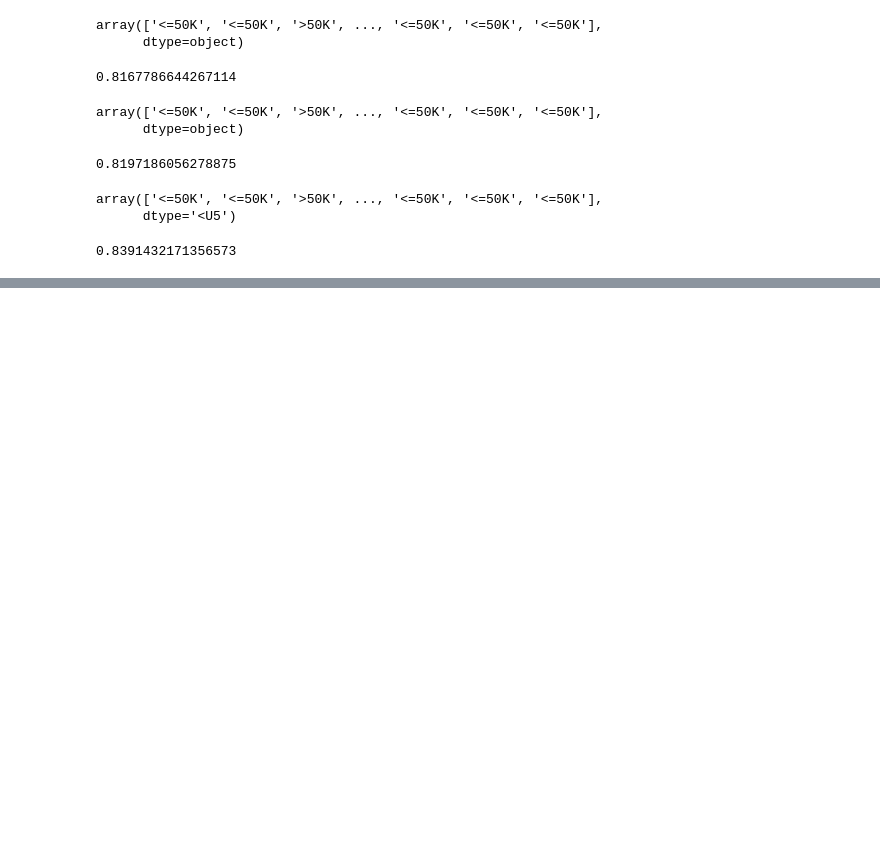
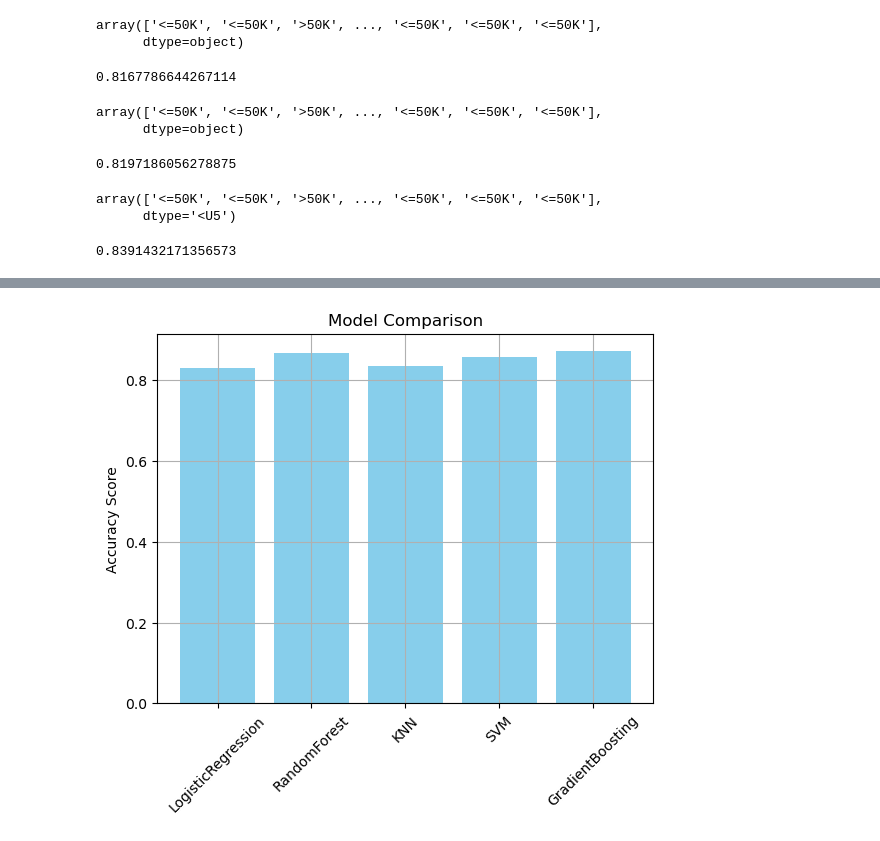
Before and after one commit to Shreyanshkarande/Employee_salary_, a Jupyter notebook: Empolyee_salary.ipynb, the cells around one changed output, grey strips where cells are left out. Saved outputs shown, nothing was run; the diff lists cells and outputs as text; code cells hidden in the pictures; blank space fills up the shorter version.

```diff
--- a/Empolyee_salary.ipynb
+++ b/Empolyee_salary.ipynb
@@ -472,3 +472,37 @@ from sklearn.metrics import accuracy_score
 accuracy_score(ytest,predict2)
 # %% [output]
 0.8391432171356573
+# %%
+from sklearn.pipeline import Pipeline
+from sklearn.model_selection import train_test_split
+from sklearn.metrics import accuracy_score, classification_report
+from sklearn.linear_model import LogisticRegression
+from sklearn.ensemble import RandomForestClassifier, GradientBoostingClassifier
+from sklearn.neighbors import KNeighborsClassifier
+from sklearn.svm import SVC
+from sklearn.preprocessing import StandardScaler, OneHotEncoder
+
+X_train, X_test, y_train, y_test = train_test_split(x, y, test_size=0.2, random_state=42)
+
+models = {
+    "LogisticRegression": LogisticRegression(),
+    "RandomForest": RandomForestClassifier(),
+    "KNN": KNeighborsClassifier(),
+    "SVM": SVC(),
+    "GradientBoosting": GradientBoostingClassifier()
+}
+
+results = {}
+
+for name, model in models.items():
+    pipe = Pipeline([
+        ('scaler', StandardScaler()),
+        ('model', model)
+    ])
+
+    pipe.fit(X_train, y_train)
+    y_pred = pipe.predict(X_test)
+    acc = accuracy_score(y_test, y_pred)
+    results[name] = acc
+    print(f"{name} Accuracy: {acc:.4f}")
+    print(classification_report(y_test, y_pred))
@@ -474,0 +527,10 @@ accuracy_score(ytest,predict2)
+# %%
+import matplotlib.pyplot as plt
+plt.bar(results.keys(), results.values(), color='skyblue')
+plt.ylabel('Accuracy Score')
+plt.title('Model Comparison')
+plt.xticks(rotation=45)
+plt.grid(True)
+plt.show()
+# %% [output]
+[figure, added]
```
Also changed, not shown: parts of 5 cells of this notebook.
